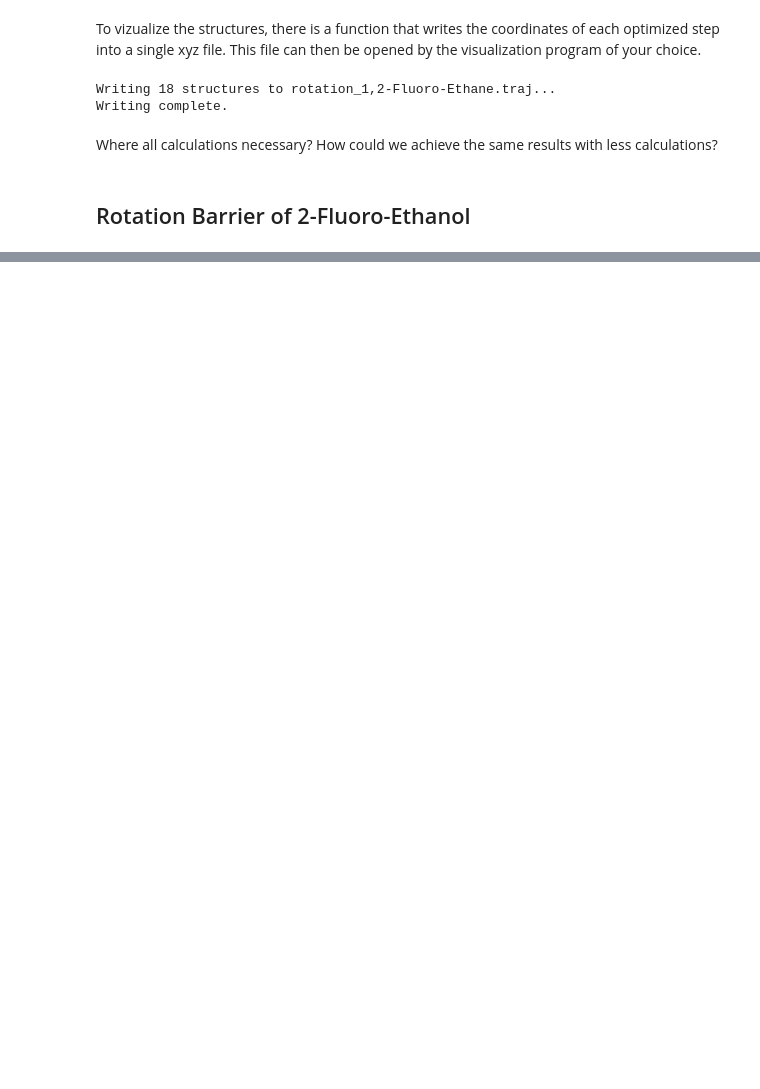
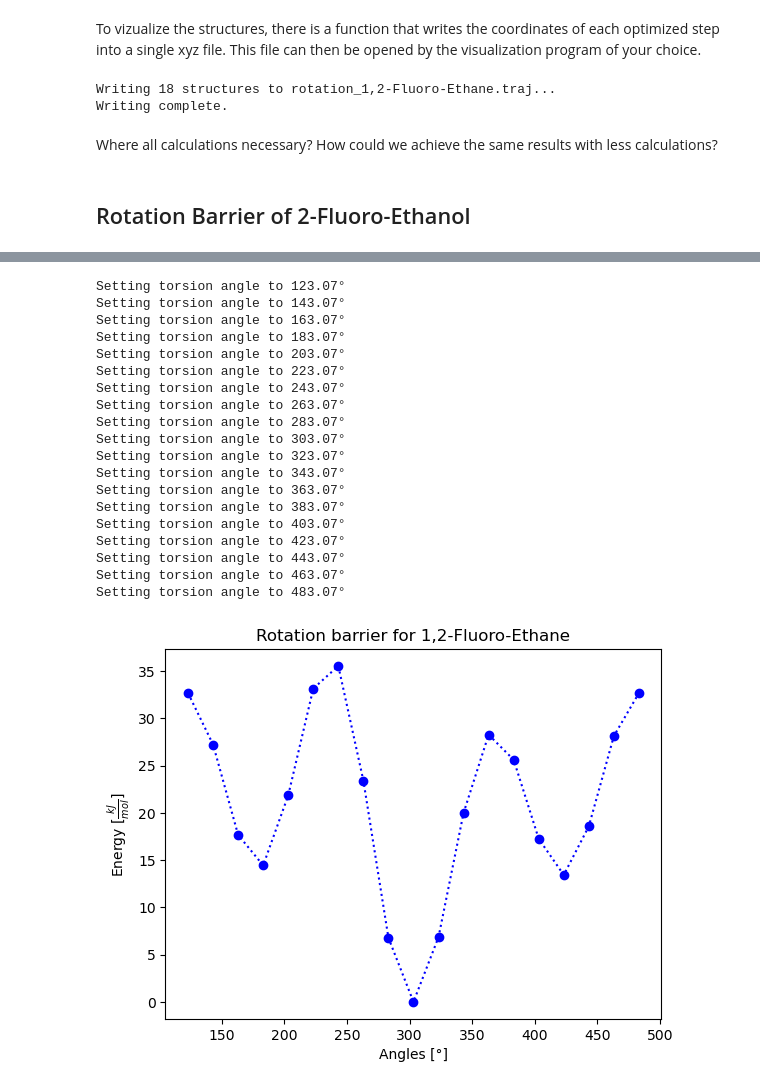
Before and after one commit to JulianBruegger996/Compchem, a Jupyter notebook: 3/day3_rotation_barrier.ipynb, the cells around one changed output, grey strips where cells are left out. Saved outputs shown, nothing was run; the diff lists cells and outputs as text; code cells hidden in the pictures; blank space fills up the shorter version.

```diff
--- a/3/day3_rotation_barrier.ipynb
+++ b/3/day3_rotation_barrier.ipynb
@@ -220,0 +258,52 @@ Where all calculations necessary? How could we achieve the same results with les
+# %%
+fluoro_ethanol = read("optimized_2-fluoro-ethanol.xyz")
+
+angles = np.arange(-180, 181, 20)
+involved_atoms = (0, 6, 7)
+energies = np.empty(len(angles))
+positions = []
+fluoro_ethanol.calc = ASEMolpro(ansatz='PBE/def2-SVP', density_fitting=True)
+ini_angles = [fluoro_ethanol.get_dihedral(1, 2, 3, atom) for atom in involved_atoms]
+
+# Rotation
+for idx, a in enumerate(angles):
+    print(f"Setting torsion angle to {round(ini_angles[2]+a,2)}°")
+    for i, atom in enumerate(involved_atoms):
+        fluoro_ethanol.set_dihedral(1, 2, 3, atom, ini_angles[i] + a)
+    energies[idx] = fluoro_ethanol.get_potential_energy()
+    positions.append(fluoro_ethanol.get_positions())
+write_xyz_traj("rotation_2-fluoro_ethanol.traj", positions, fluoro_ethanol.get_chemical_symbols())
+
+# Conversion
+energies *= mol/kJ
+energies -= min(energies)
+corrected_angles = [a + ini_angles[2] for a in angles]
+
+# Plotting
+plt.plot(corrected_angles, energies, marker='o', linestyle=':', color='b')
+
+plt.xlabel('Angles [°]')
+plt.ylabel(r'Energy [$\frac{kJ}{mol}$]')
+plt.title('Rotation barrier for 1,2-Fluoro-Ethane')
+plt.show()
+# %% [output]
+Setting torsion angle to 123.07°
+Setting torsion angle to 143.07°
+Setting torsion angle to 163.07°
+Setting torsion angle to 183.07°
+Setting torsion angle to 203.07°
+Setting torsion angle to 223.07°
+Setting torsion angle to 243.07°
+Setting torsion angle to 263.07°
+Setting torsion angle to 283.07°
+Setting torsion angle to 303.07°
+Setting torsion angle to 323.07°
+Setting torsion angle to 343.07°
+Setting torsion angle to 363.07°
+Setting torsion angle to 383.07°
+Setting torsion angle to 403.07°
+Setting torsion angle to 423.07°
+Setting torsion angle to 443.07°
+Setting torsion angle to 463.07°
+Setting torsion angle to 483.07°
+[figure, added]
```
Also changed, not shown: parts of 2 cells of this notebook, 3 other files.
